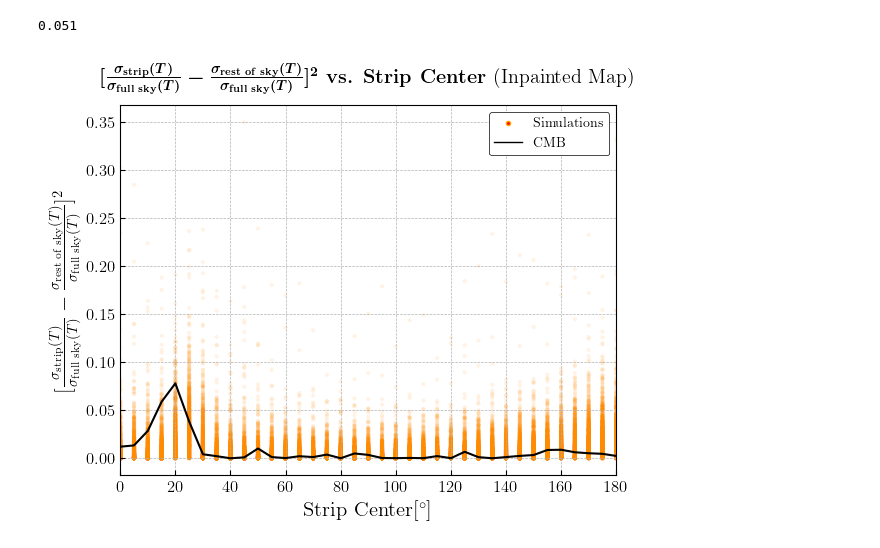
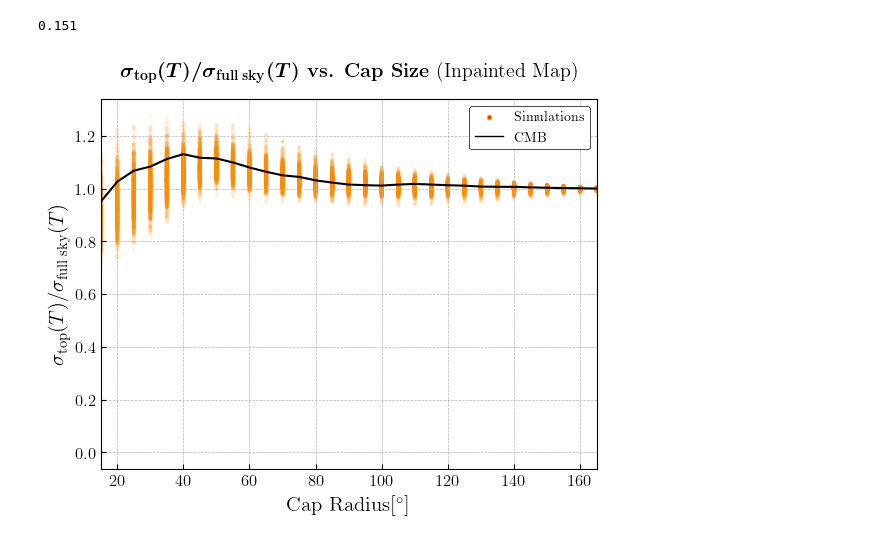
Before and after one commit to jamshidi3d/cmb_anomaly_detection, a Jupyter notebook: plotting.ipynb, the cells around one changed output. Cells and saved outputs as stored; diff of their text form; code cells hidden in the pictures.

```diff
--- a/plotting.ipynb
+++ b/plotting.ipynb
@@ -24,56 +24,68 @@ kwargs = {
 'observable':   cau.const.OBS_T,
 'tpcf_mode':    cau.const.TPCF_TT,
 'is_masked':    False,
-'cap_angle':    30,
-'geom_flag':    cau.const.STRIP_FLAG,
-'measure_flag': cau.const.NORM_D_STD2_FLAG,
+'dir_cap':      '50cap',
+'geom_flag':    cau.const.CAP_FLAG,
+'measure_flag': cau.const.NORM_STD_FLAG,
 }
 
 out_path    = cau.output.ensure_output_path(**kwargs)
 fnames      = os.listdir(out_path)
 range_fname = [name for name in fnames if 'range' in name ][0]
-ang_txt     = kwargs['cap_angle']
+ang_txt     = kwargs['dir_cap']
 cmb_yval_fname   = [name for name in fnames if 'cmb' in name and str(ang_txt) in name][0]
 sims_yval_fnames = [name for name in fnames if 'sim' in name and str(ang_txt) in name]
 
 _range   = np.loadtxt(out_path + range_fname)
 cmb_yval = np.loadtxt(out_path + cmb_yval_fname)
-argmax   = np.argmax(cmb_yval)
+argmax   = 4#np.argmax(cmb_yval)
 
 p_value = 0
 
 with plt.style.context('bmh'):
     fig, ax=plt.subplots()
     # simulations
     for fname in sims_yval_fnames:
         sim_yval    = np.loadtxt(out_path + fname)
         if sim_yval[argmax] > cmb_yval[argmax]:
             p_value += 1
         ax.scatter(_range, sim_yval,
                    marker='.', edgecolors='none', linewidths=1, c='darkorange', alpha=.1)
     # cmb
     ax.plot(_range, cmb_yval, color='k', linewidth=1.5)
     # labels
     ax.set_xlabel(cau.output.get_xlabel_tex(**kwargs), size=15)
     ax.set_ylabel(cau.output.get_ylabel_tex(**kwargs), size=15)
     ax.set_title(cau.output.get_title_tex(**kwargs), y = 1.04)
     # limits
-    ax.set_xlim(xmin = 0, xmax = 180)
-    # ax.set_ylim(ymin = 0)
+    ax.set_xlim(xmin = 15, xmax = 165)
+    # ax.relim(True)
+    # ax.autoscale_view()
+    # ax.set_ylim(ymin = 60)#, ymax = 1000)
     # legends
     sample_curves = [
         Line2D([0], [0], ls='none', color='orange', lw=1, marker='.', markerfacecolor='r'),
-        Line2D([0], [0], ls='-',color='k', lw=1),
+        Line2D([0], [0], ls='-', color='k', lw=1),
         ]
     measure_text = cau.output.get_measure_tex(**kwargs)
-    ax.legend(  sample_curves, [r'Simulations', r'CMB'], loc=1)
+    ax.legend(sample_curves, [r'Simulations', r'CMB'], loc=1)
     ax.set_facecolor('white')
     # Axis colors
     for spine in ax.spines.keys(): ax.spines[spine].set_color('k')
-    # fig.savefig('./output/LatestPlot.png', facecolor=(1,1,1,0), dpi=300, transparent=True)
+    # Save fig
+    mask_txt = 'masked' if kwargs['is_masked'] else'inpainted'
+    fdir     = './output/plots/{}/{}/'.format(mask_txt, kwargs['geom_flag'].lower())
+    fdir     = cau.output.ensure_path(fdir)
+    fpath    = fdir + '{}_{}_{}_{}_mac'.format(
+        mask_txt.lower(),
+        kwargs['geom_flag'].lower(),
+        kwargs['measure_flag'].lower(),
+        kwargs['dir_cap'].lower(),
+    )
+    custom_save_fig(fig, fpath)
 
 print(p_value / 1000)
 plt.show()
 # %% [output]
-0.051
+0.151
-[figure, old version]
+[figure, new version]
```
Also changed, not shown: 3 other files.
